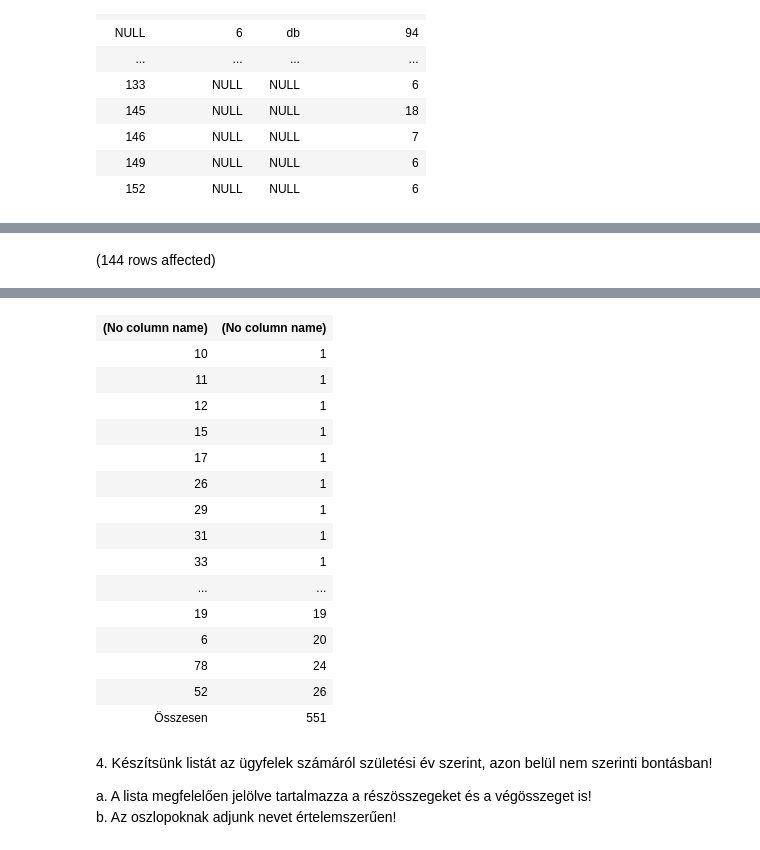
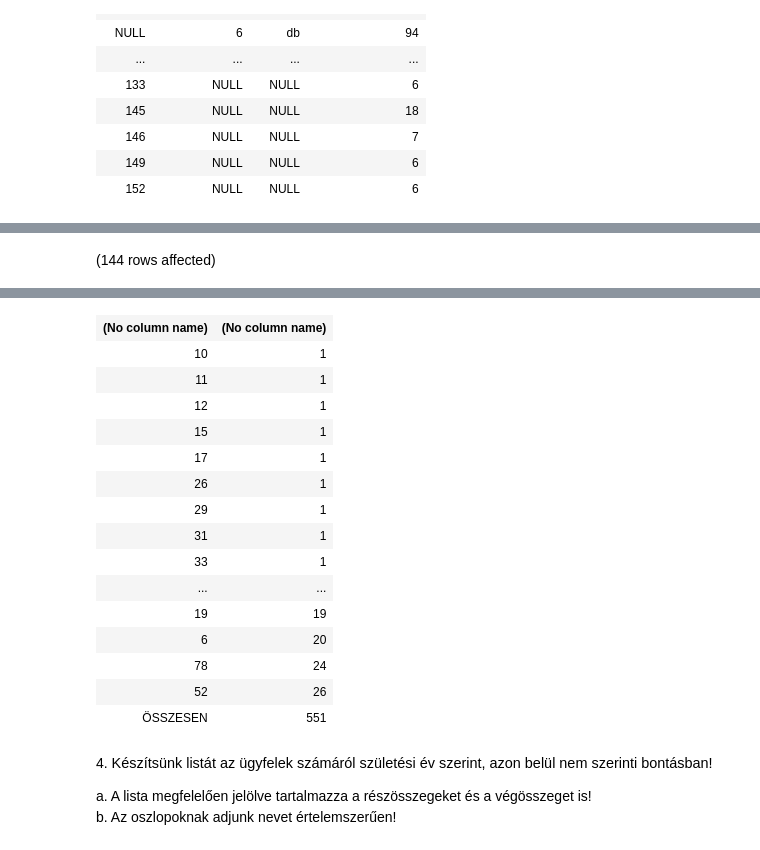
Before and after one commit to j6n0s/BCXA6D_Adatbazisok, a Jupyter notebook: gyakorlat04_feladatok.ipynb, the cells around one changed output, grey strips where cells are left out. Cells and saved outputs as stored; diff of their text form; code cells hidden in the pictures.

```diff
--- a/gyakorlat04_feladatok.ipynb
+++ b/gyakorlat04_feladatok.ipynb
@@ -72,10 +73,11 @@ a. Elég megjeleníteni a kategóriák azonosítóit és a darabszámokat!
 
 ![](https://moodle.uni-corvinus.hu/theme/image.php/adaptable/atto_h5p/1709548862/icon)
 # %%
-SELECT  IIF(GROUPING_ID(KAT_ID) = 1, 'Összesen', CAST(KAT_ID AS nvarchar(10))),
-        COUNT(*)
+SELECT  IIF(GROUPING(KAT_ID) = 1, 'ÖSSZESEN', CAST(KAT_ID AS nvarchar(10))),
+        COUNT(TERMEKKOD)
 FROM Termek
-GROUP BY ROLLUP(KAT_ID)
-ORDER BY COUNT(*)
+GROUP BY
+ROLLUP(KAT_ID)
+ORDER BY COUNT(TERMEKKOD) ASC
 # %% [output]
 (144 rows affected)
@@ -83,19 +85,19 @@ Total execution time: 00:00:00.060
 | (No column name) | (No column name) |
 | 10 | 1 |
 | 11 | 1 |
 | 12 | 1 |
 | 15 | 1 |
 | 17 | 1 |
 | 26 | 1 |
 | 29 | 1 |
 | 31 | 1 |
 | 33 | 1 |
 | ... | ... |
 | 19 | 19 |
 | 6 | 20 |
 | 78 | 24 |
 | 52 | 26 |
-| Összesen | 551 |
+| ÖSSZESEN | 551 |
 # %% [markdown]
 4. <span style="background-color: rgb(255, 255, 255); color: rgb(0, 0, 0); font-family: &quot;Open Sans&quot;, sans-serif; font-size: 14.44px;">Készítsünk listát az ügyfelek számáról születési év szerint, azon belül nem szerinti bontásban!&nbsp;</span>
 
```
Also changed, not shown: parts of 4 cells of this notebook, 3 other files.
